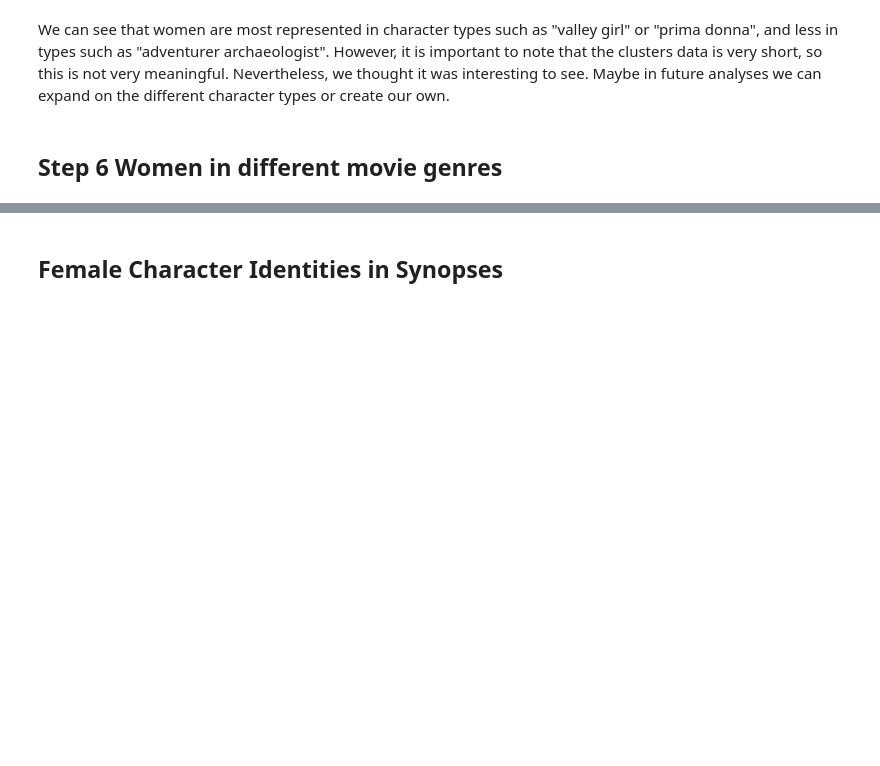
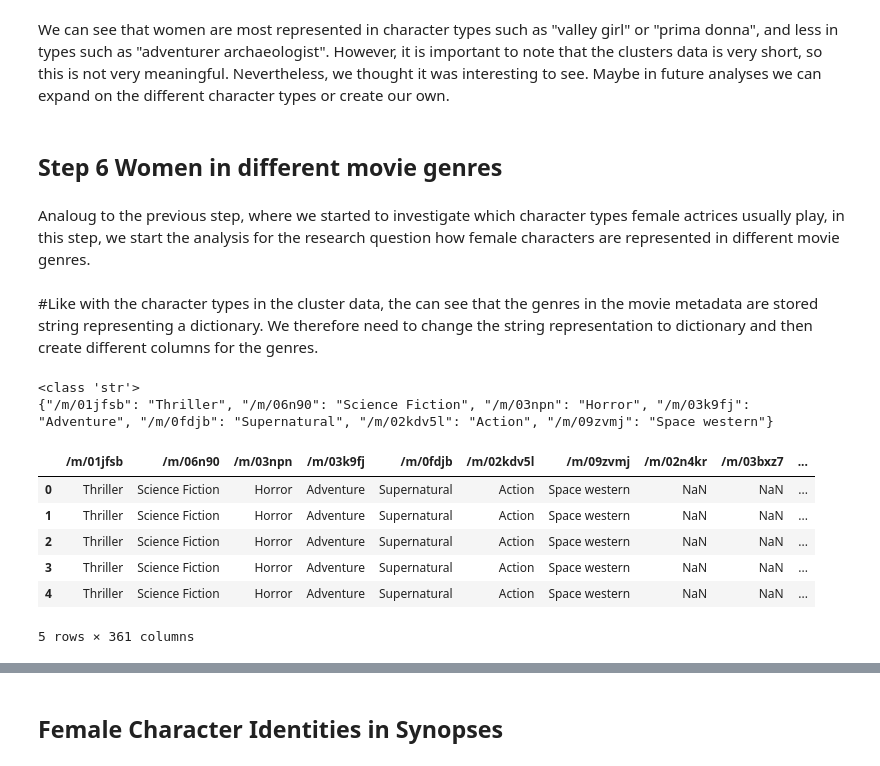
Before and after one commit to epfl-ada/ada-2023-project-adavengers2023, a Jupyter notebook: Milestone2.ipynb, the cells around one changed output, grey strips where cells are left out. Saved outputs shown, nothing was run; the diff lists cells and outputs as text; code cells hidden in the pictures; blank space fills up the shorter version.

```diff
--- a/Milestone2.ipynb
+++ b/Milestone2.ipynb
@@ -508,3 +508,35 @@ ax = plt.xticks(rotation=90)
 We can see that women are most represented in character types such as "valley girl" or "prima donna", and less in types such as "adventurer archaeologist". However, it is important to note that the clusters data is very short, so this is not very meaningful. Nevertheless, we thought it was interesting to see. Maybe in future analyses we can expand on the different character types or create our own.
 # %% [markdown]
 ## Step 6 Women in different movie genres
+# %% [markdown]
+Analoug to the previous step, where we started to investigate which character types female actrices usually play, in this step, we start the analysis for the research question how female characters are represented in different movie genres.
+# %%
+#In order to investigate women in different genres, we need to merge the metadata and character data.
+meta_char_merged=dfcharacter[['Freebase_ID','Actor_name','Gender']].merge(dfmetadata[['Freebase_ID','Movie_name','genres']],on="Freebase_ID")
+# %% [markdown]
+#Like with the character types in the cluster data, the can see that the genres in the movie metadata are stored string representing a dictionary. We therefore need to change the string representation to dictionary and then create different columns for the genres.
+# %%
+example_entry1 = meta_char_merged.genres[1]
+print(type(example_entry1))
+print(example_entry1)
+# %% [output]
+<class 'str'>
+{"/m/01jfsb": "Thriller", "/m/06n90": "Science Fiction", "/m/03npn": "Horror", "/m/03k9fj": "Adventure", "/m/0fdjb": "Supernatural", "/m/02kdv5l": "Action", "/m/09zvmj": "Space western"}
+# %%
+#First, we need to change the type from a string representation to a dictionary
+import ast
+if type(example_entry1)==str:
+    meta_char_merged.genres=meta_char_merged.genres.apply(lambda x: ast.literal_eval(x))
+
+#Now, we can create a df where the genres are all in different columns
+df_dict1 = pd.json_normalize(meta_char_merged.genres)
+# %%
+df_dict1.head()
+# %% [output]
+|  | /m/01jfsb | /m/06n90 | /m/03npn | /m/03k9fj | /m/0fdjb | /m/02kdv5l | /m/09zvmj | /m/02n4kr | /m/03bxz7 | ... |
+| 0 | Thriller | Science Fiction | Horror | Adventure | Supernatural | Action | Space western | NaN | NaN | ... |
+| 1 | Thriller | Science Fiction | Horror | Adventure | Supernatural | Action | Space western | NaN | NaN | ... |
+| 2 | Thriller | Science Fiction | Horror | Adventure | Supernatural | Action | Space western | NaN | NaN | ... |
+| 3 | Thriller | Science Fiction | Horror | Adventure | Supernatural | Action | Space western | NaN | NaN | ... |
+| 4 | Thriller | Science Fiction | Horror | Adventure | Supernatural | Action | Space western | NaN | NaN | ... |
+5 rows × 361 columns
```
Also changed, not shown: parts of 9 cells of this notebook.
